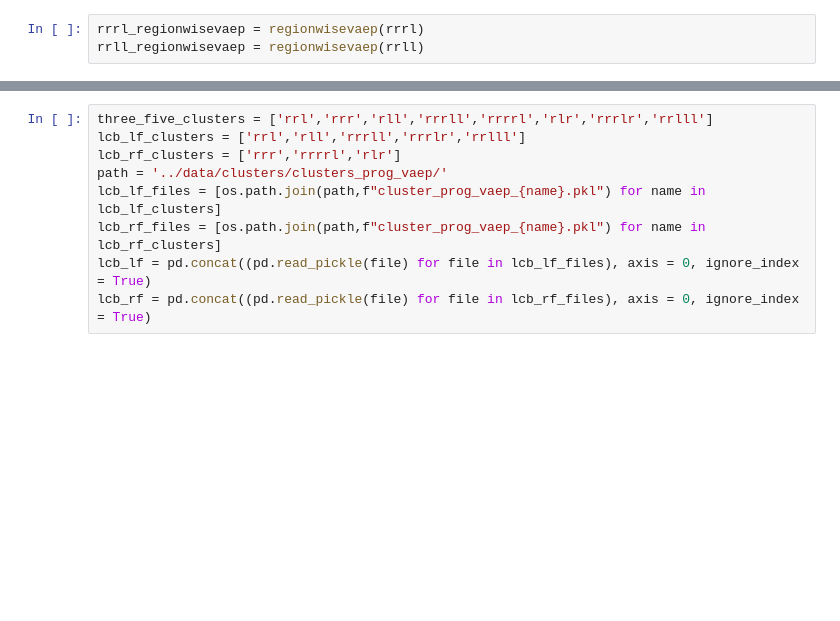
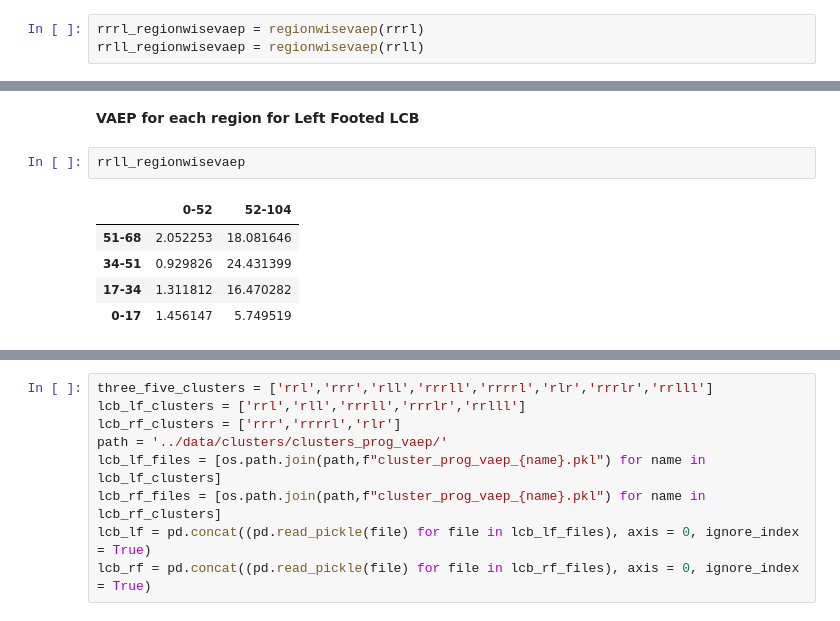
Before and after one commit to grovershreyf9t/FootballPlayerFootedness, a Jupyter notebook: code/footedness - threat_analysis_viz.ipynb, the cells around one changed output, grey strips where cells are left out. Saved outputs shown, nothing was run; the diff lists cells and outputs as text; blank space fills up the shorter version.

```diff
--- a/code/footedness - threat_analysis_viz.ipynb
+++ b/code/footedness - threat_analysis_viz.ipynb
@@ -339,3 +355,13 @@ rrll_regionwisevaep = regionwisevaep(rrll)
+# %% [markdown]
+**VAEP for each region for Left Footed LCB**
+# %%
+rrll_regionwisevaep
+# %% [output]
+|  | 0-52 | 52-104 |
+| 51-68 | 2.052253 | 18.081646 |
+| 34-51 | 0.929826 | 24.431399 |
+| 17-34 | 1.311812 | 16.470282 |
+| 0-17 | 1.456147 | 5.749519 |
 # %%
 pcolorplotter(rrrl_regionwisevaep)
 # %% [output]
```
Also changed, not shown: parts of 18 cells of this notebook, 3 other files.
